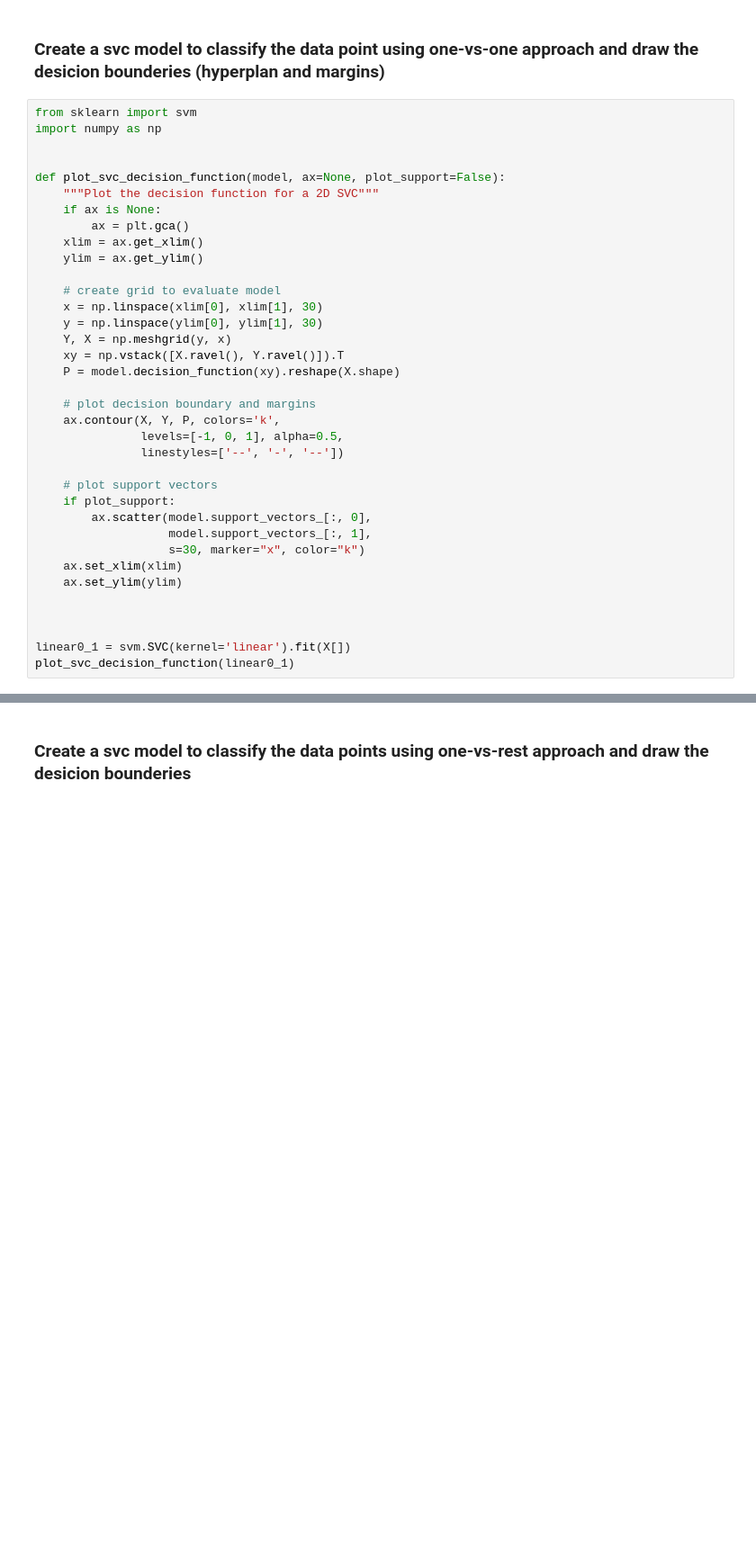
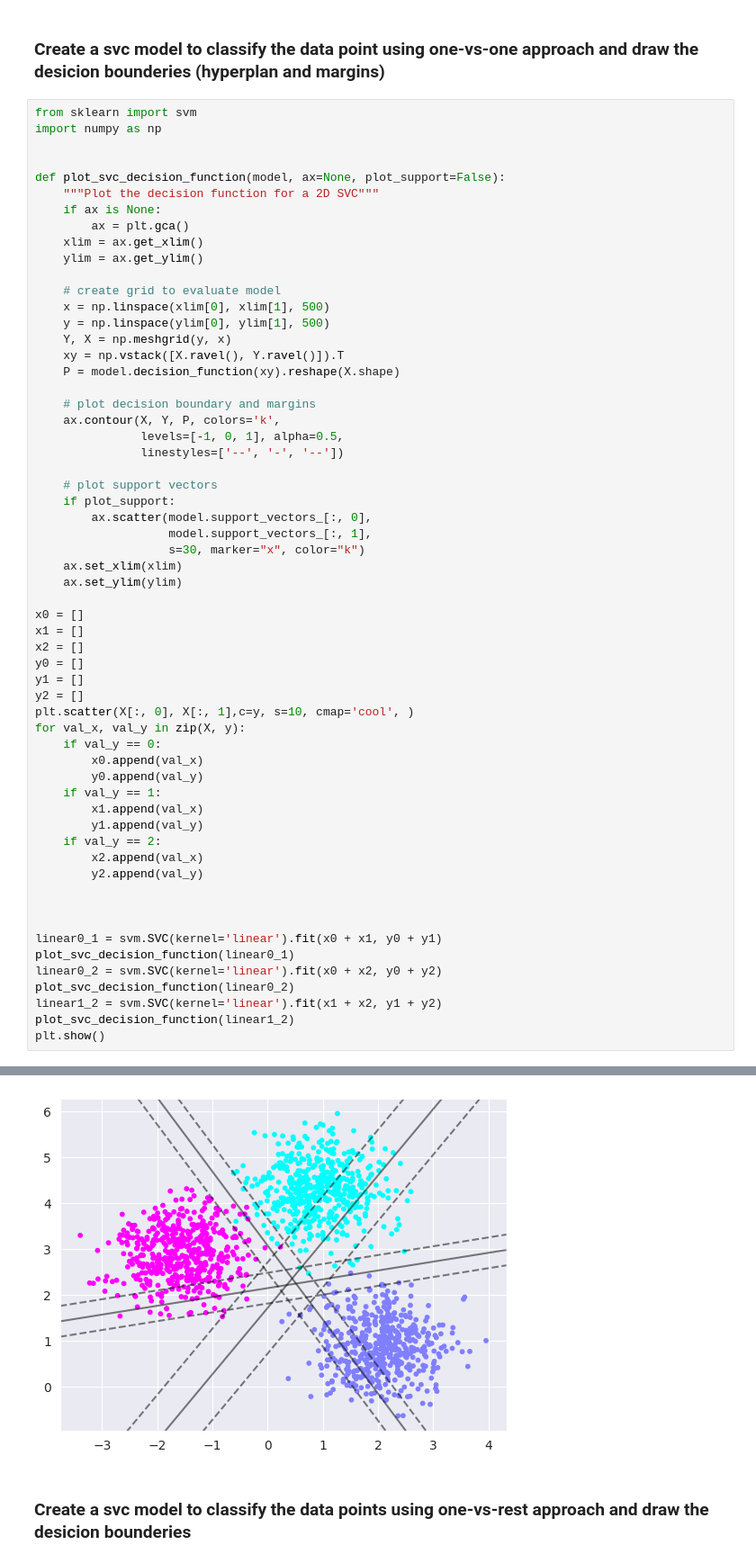
Before and after one commit to AizatvafinTIm/MidTerm-ML, a Jupyter notebook: Lab-6-self-practice.ipynb, the cells around one changed output, grey strips where cells are left out. Shown at 90% size. Saved outputs shown, nothing was run; the diff lists cells and outputs as text; blank space fills up the shorter version.

```diff
--- a/Lab-6-self-practice.ipynb
+++ b/Lab-6-self-practice.ipynb
@@ -34,8 +34,8 @@ def plot_svc_decision_function(model, ax=None, plot_support=False):
     ylim = ax.get_ylim()
 
     # create grid to evaluate model
-    x = np.linspace(xlim[0], xlim[1], 30)
-    y = np.linspace(ylim[0], ylim[1], 30)
+    x = np.linspace(xlim[0], xlim[1], 500)
+    y = np.linspace(ylim[0], ylim[1], 500)
     Y, X = np.meshgrid(y, x)
     xy = np.vstack([X.ravel(), Y.ravel()]).T
     P = model.decision_function(xy).reshape(X.shape)
@@ -53,8 +53,31 @@ def plot_svc_decision_function(model, ax=None, plot_support=False):
     ax.set_xlim(xlim)
     ax.set_ylim(ylim)
 
+x0 = []
+x1 = []
+x2 = []
+y0 = []
+y1 = []
+y2 = []
+plt.scatter(X[:, 0], X[:, 1],c=y, s=10, cmap='cool', )
+for val_x, val_y in zip(X, y):
+    if val_y == 0:
+        x0.append(val_x)
+        y0.append(val_y)
+    if val_y == 1:
+        x1.append(val_x)
+        y1.append(val_y)
+    if val_y == 2:
+        x2.append(val_x)
+        y2.append(val_y)
 
 
-linear0_1 = svm.SVC(kernel='linear').fit(X[])
+
+linear0_1 = svm.SVC(kernel='linear').fit(x0 + x1, y0 + y1)
 plot_svc_decision_function(linear0_1)
+linear0_2 = svm.SVC(kernel='linear').fit(x0 + x2, y0 + y2)
+plot_svc_decision_function(linear0_2)
+linear1_2 = svm.SVC(kernel='linear').fit(x1 + x2, y1 + y2)
+plot_svc_decision_function(linear1_2)
+plt.show()
 # %% [output]
@@ -62,3 +84,4 @@ AttributeError: 'numpy.ndarray' object has no attribute 'extend'
+[figure, added]
 # %% [markdown]
 ### Create a svc model to classify the data points using one-vs-rest approach and draw the desicion bounderies
 # %%
```
Also changed, not shown: parts of 1 cell of this notebook.
